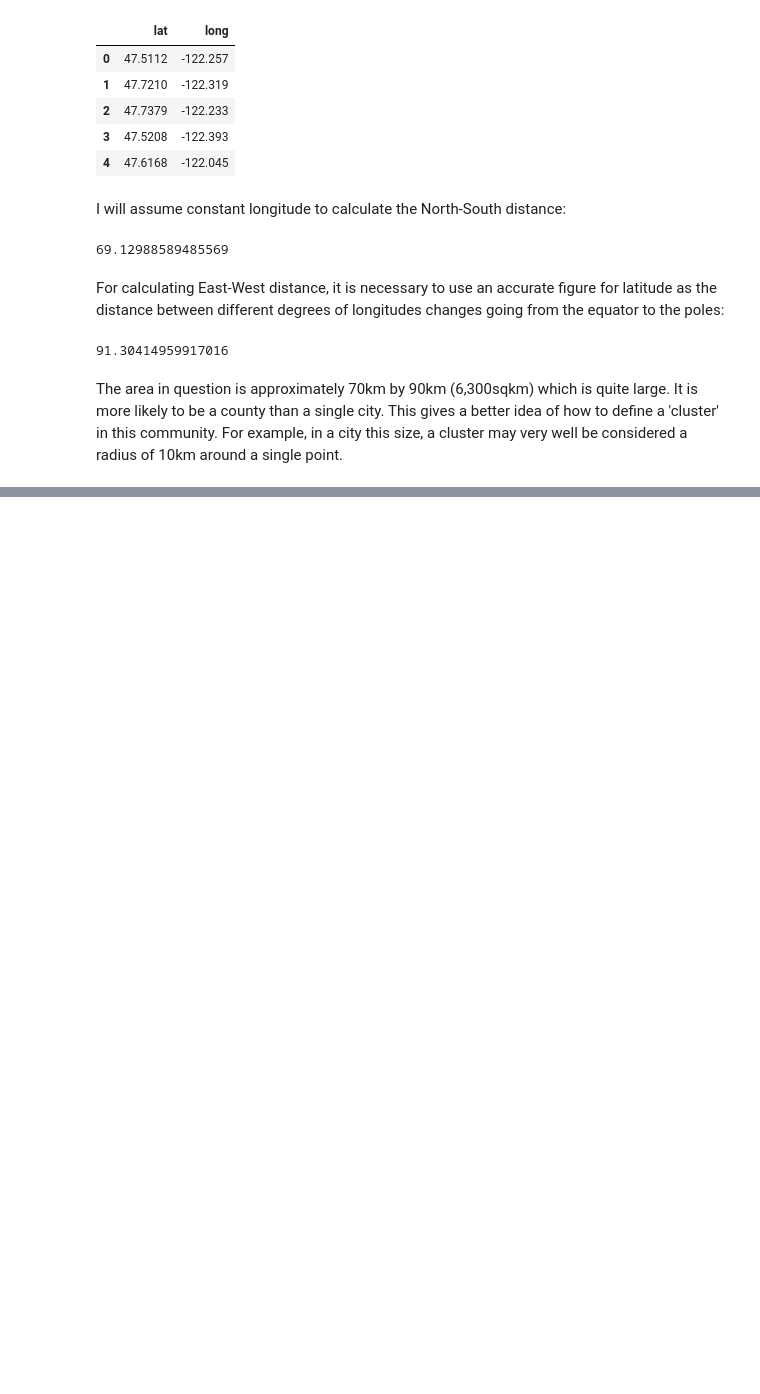
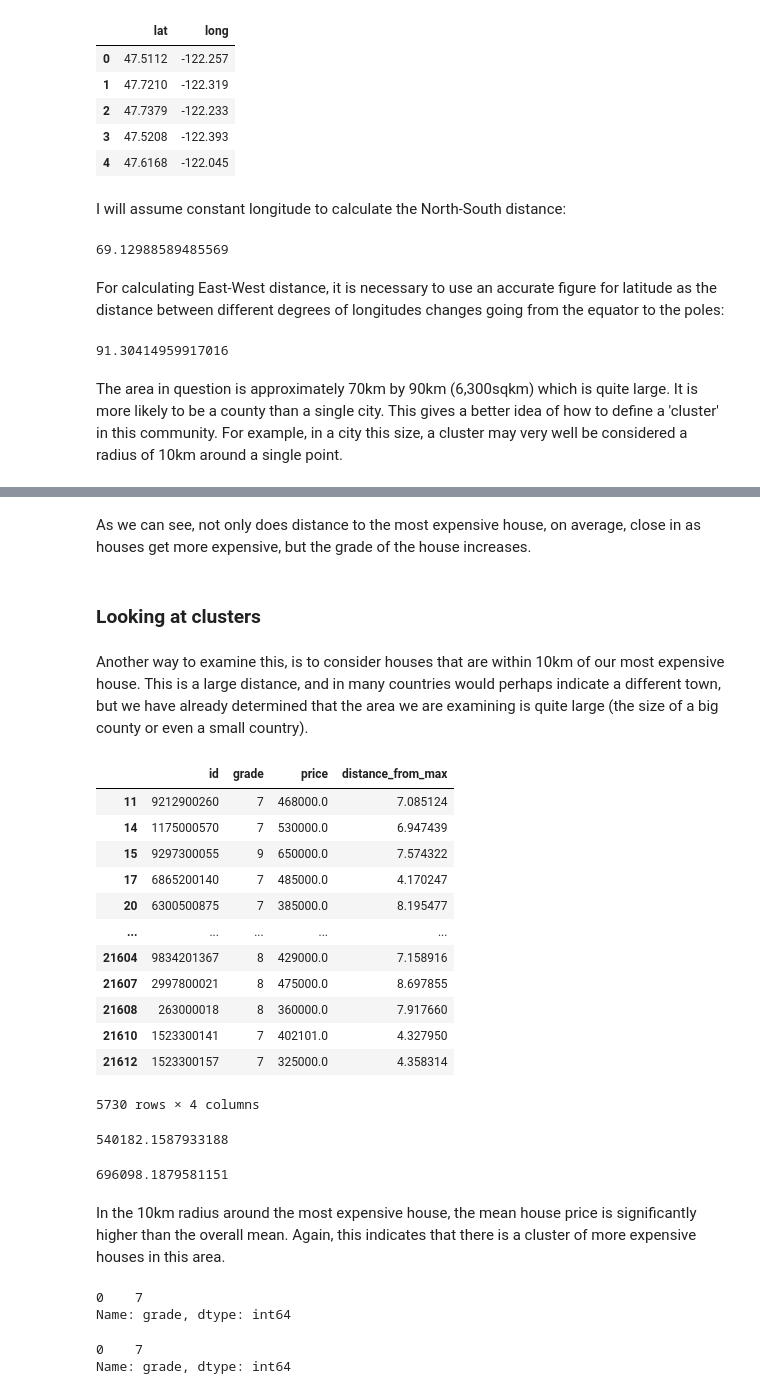
Before and after one commit to naouuud/fsd-general, a Jupyter notebook: week-1/pandas-assignment-4.ipynb, the cells around one changed output, grey strips where cells are left out. Drawn from its saved outputs; the diff is of its cells as text; code cells hidden in the pictures; blank space fills up the shorter version.

```diff
--- a/week-1/pandas-assignment-4.ipynb
+++ b/week-1/pandas-assignment-4.ipynb
@@ -196,0 +306,43 @@ The area in question is approximately 70km by 90km (6,300sqkm) which is quite la
+# %% [markdown]
+As we can see, not only does distance to the most expensive house, on average, close in as houses get more expensive, but the grade of the house increases.
+# %% [markdown]
+### Looking at clusters
+# %% [markdown]
+Another way to examine this, is to consider houses that are within 10km of our most expensive house. This is a large distance, and in many countries would perhaps indicate a different town, but we have already determined that the area we are examining is quite large (the size of a big county or even a small country).
+# %%
+df_3 = df_2[df['distance_from_max'] < 10]
+df_3
+# %% [output]
+|  | id | grade | price | distance_from_max |
+| 11 | 9212900260 | 7 | 468000.0 | 7.085124 |
+| 14 | 1175000570 | 7 | 530000.0 | 6.947439 |
+| 15 | 9297300055 | 9 | 650000.0 | 7.574322 |
+| 17 | 6865200140 | 7 | 485000.0 | 4.170247 |
+| 20 | 6300500875 | 7 | 385000.0 | 8.195477 |
+| ... | ... | ... | ... | ... |
+| 21604 | 9834201367 | 8 | 429000.0 | 7.158916 |
+| 21607 | 2997800021 | 8 | 475000.0 | 8.697855 |
+| 21608 | 263000018 | 8 | 360000.0 | 7.917660 |
+| 21610 | 1523300141 | 7 | 402101.0 | 4.327950 |
+| 21612 | 1523300157 | 7 | 325000.0 | 4.358314 |
+5730 rows × 4 columns
+# %%
+df_2['price'].mean()
+# %% [output]
+540182.1587933188
+# %%
+df_3['price'].mean()
+# %% [output]
+696098.1879581151
+# %% [markdown]
+In the 10km radius around the most expensive house, the mean house price is significantly higher than the overall mean. Again, this indicates that there is a cluster of more expensive houses in this area.
+# %%
+df_2['grade'].mode()
+# %% [output]
+0    7
+Name: grade, dtype: int64
+# %%
+df_3['grade'].mode()
+# %% [output]
+0    7
+Name: grade, dtype: int64
```
Also changed, not shown: parts of 37 cells of this notebook.
